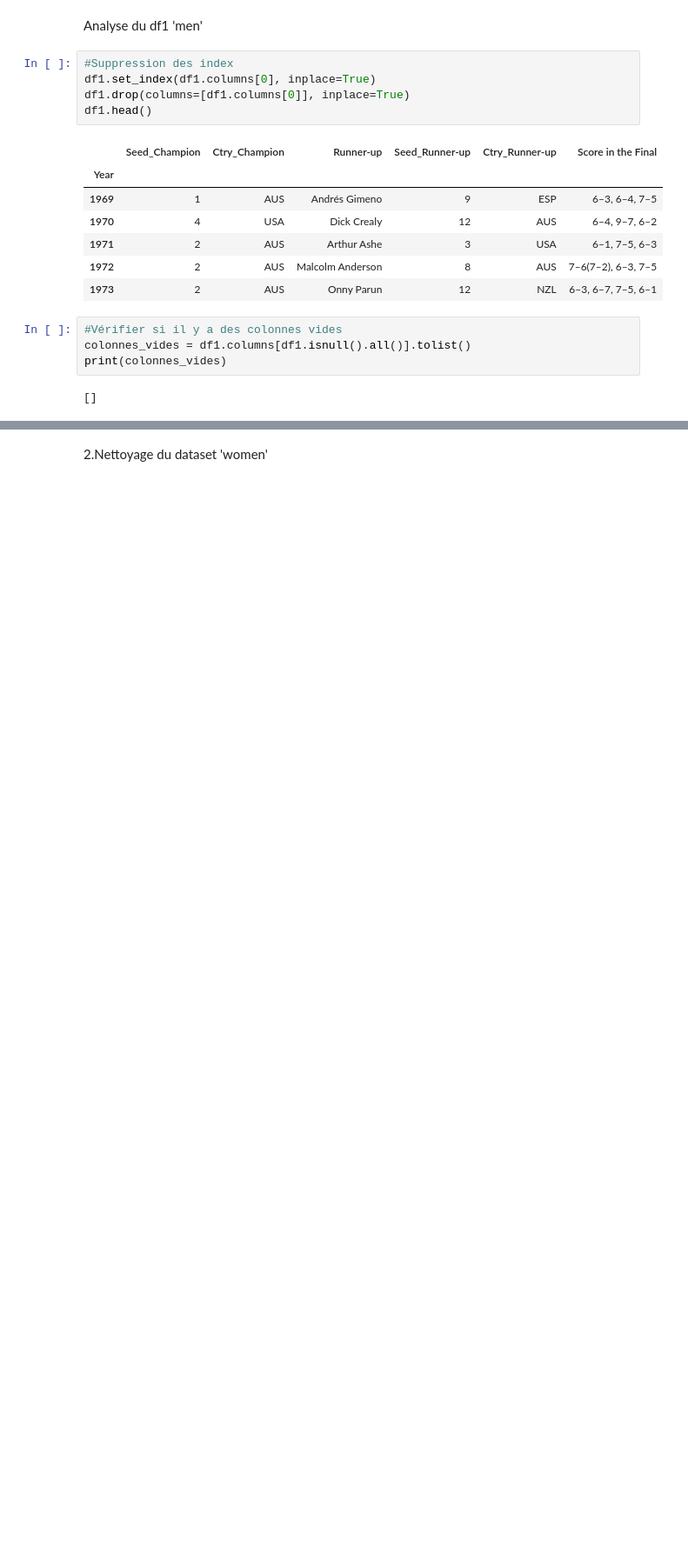
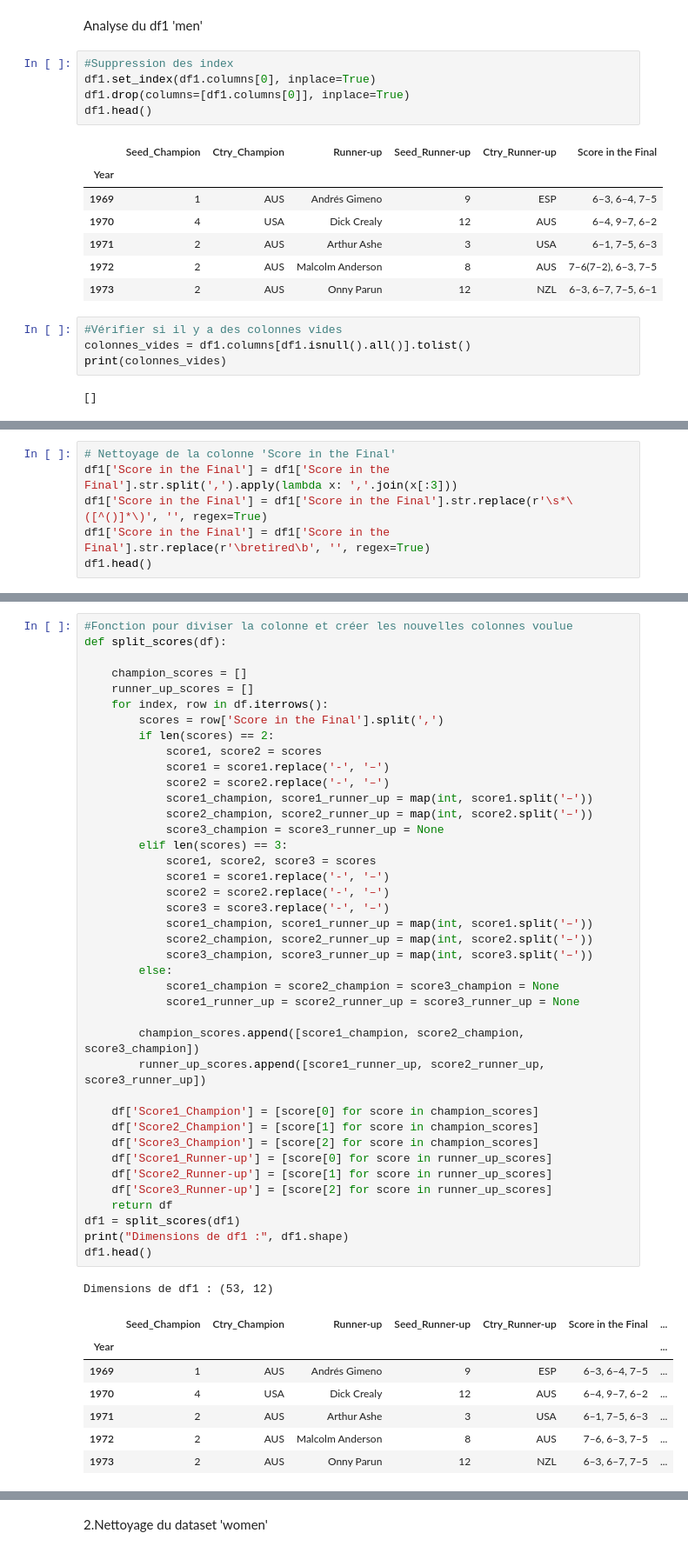
Before and after one commit to S0nia11/Projet_Sp-, a Jupyter notebook: Nettoyage data/Datasets/Matchs/Structure_datasets.ipynb, the cells around one changed output, grey strips where cells are left out. Shown: that part at 87% size. Cells and saved outputs as stored; diff of their text form; blank space fills up the shorter version.

```diff
--- a/Nettoyage data/Datasets/Matchs/Structure_datasets.ipynb
+++ b/Nettoyage data/Datasets/Matchs/Structure_datasets.ipynb
@@ -82,3 +64,9 @@ Seed_Runner-up         int64
 Ctry_Runner-up        object
 Score in the Final    object
 dtype: object
+# %%
+# Nettoyage de la colonne 'Score in the Final'
+df1['Score in the Final'] = df1['Score in the Final'].str.split(',').apply(lambda x: ','.join(x[:3]))
+df1['Score in the Final'] = df1['Score in the Final'].str.replace(r'\s*\([^()]*\)', '', regex=True)
+df1['Score in the Final'] = df1['Score in the Final'].str.replace(r'\bretired\b', '', regex=True)
+df1.head()
@@ -84,0 +83,49 @@ dtype: object
+# %%
+#Fonction pour diviser la colonne et créer les nouvelles colonnes voulue
+def split_scores(df):
+
+    champion_scores = []
+    runner_up_scores = []
+    for index, row in df.iterrows():
+        scores = row['Score in the Final'].split(',')
+        if len(scores) == 2:
+            score1, score2 = scores
+            score1 = score1.replace('-', '–')
+            score2 = score2.replace('-', '–')
+            score1_champion, score1_runner_up = map(int, score1.split('–'))
+            score2_champion, score2_runner_up = map(int, score2.split('–'))
+            score3_champion = score3_runner_up = None
+        elif len(scores) == 3:
+            score1, score2, score3 = scores
+            score1 = score1.replace('-', '–')
+            score2 = score2.replace('-', '–')
+            score3 = score3.replace('-', '–')
+            score1_champion, score1_runner_up = map(int, score1.split('–'))
+            score2_champion, score2_runner_up = map(int, score2.split('–'))
+            score3_champion, score3_runner_up = map(int, score3.split('–'))
+        else:
+            score1_champion = score2_champion = score3_champion = None
+            score1_runner_up = score2_runner_up = score3_runner_up = None
+
+        champion_scores.append([score1_champion, score2_champion, score3_champion])
+        runner_up_scores.append([score1_runner_up, score2_runner_up, score3_runner_up])
+
+    df['Score1_Champion'] = [score[0] for score in champion_scores]
+    df['Score2_Champion'] = [score[1] for score in champion_scores]
+    df['Score3_Champion'] = [score[2] for score in champion_scores]
+    df['Score1_Runner-up'] = [score[0] for score in runner_up_scores]
+    df['Score2_Runner-up'] = [score[1] for score in runner_up_scores]
+    df['Score3_Runner-up'] = [score[2] for score in runner_up_scores]
+    return df
+df1 = split_scores(df1)
+print("Dimensions de df1 :", df1.shape)
+df1.head()
+# %% [output]
+Dimensions de df1 : (53, 12)
+|  | Seed_Champion | Ctry_Champion | Runner-up | Seed_Runner-up | Ctry_Runner-up | Score in the Final | ... |
+| Year |  |  |  |  |  |  | ... |
+| 1969 | 1 | AUS | Andrés Gimeno | 9 | ESP | 6–3, 6–4, 7–5 | ... |
+| 1970 | 4 | USA | Dick Crealy | 12 | AUS | 6–4, 9–7, 6–2 | ... |
+| 1971 | 2 | AUS | Arthur Ashe | 3 | USA | 6–1, 7–5, 6–3 | ... |
+| 1972 | 2 | AUS | Malcolm Anderson | 8 | AUS | 7–6, 6–3, 7–5 | ... |
+| 1973 | 2 | AUS | Onny Parun | 12 | NZL | 6–3, 6–7, 7–5 | ... |
```
Also changed, not shown: parts of 13 cells of this notebook, 5 other files.
